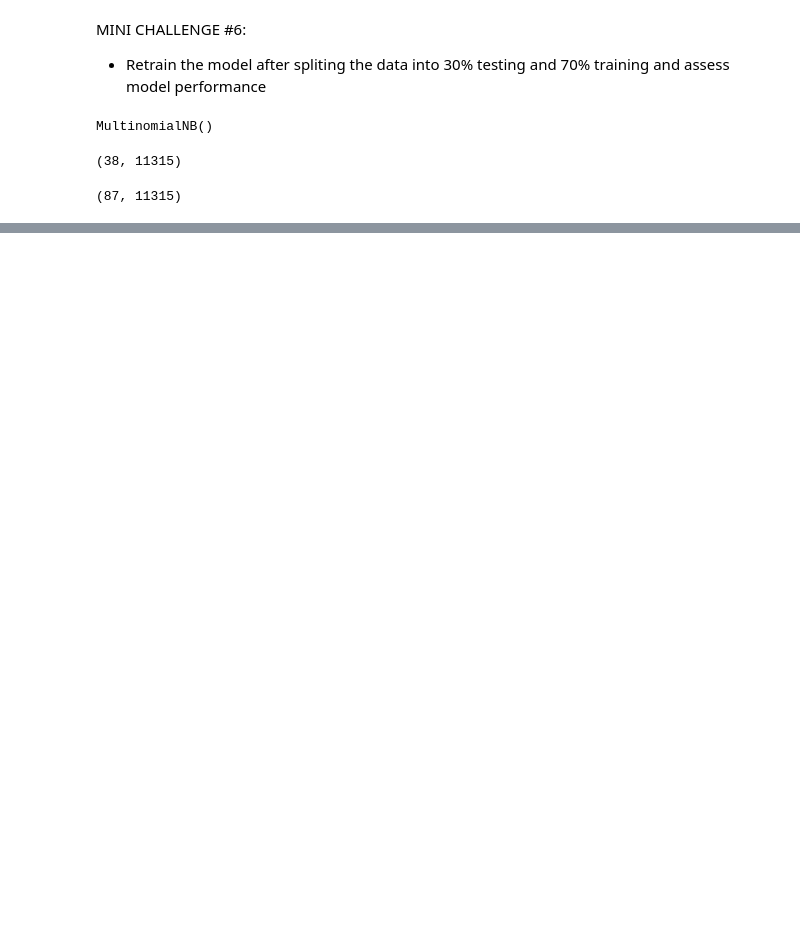
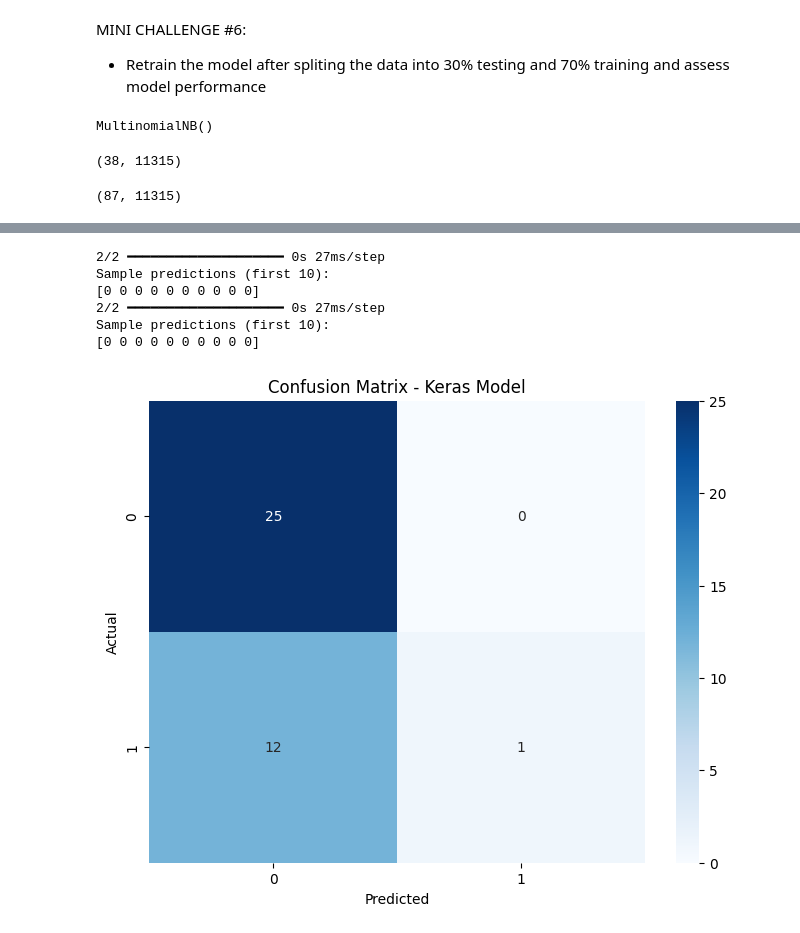
Before and after one commit to Likhith623/Resume-Selector, a Jupyter notebook: Resume Selector with Naive Bayes_AP23110010253.ipynb, the cells around one changed output, grey strips where cells are left out. Drawn from its saved outputs; the diff is of its cells as text; code cells hidden in the pictures; blank space fills up the shorter version.

```diff
--- a/Resume Selector with Naive Bayes_AP23110010253.ipynb
+++ b/Resume Selector with Naive Bayes_AP23110010253.ipynb
@@ -522,0 +699,25 @@ weighted avg       0.92      0.92      0.92        38
+# %%
+# Make predictions on test data
+y_pred_keras_proba = model.predict(X_test_dense)
+y_pred_keras = (y_pred_keras_proba > 0.5).astype(int).flatten()
+
+print("Sample predictions (first 10):")
+print(y_pred_keras[:10])
+# %% [output]
+2/2 ━━━━━━━━━━━━━━━━━━━━ 0s 27ms/step
+Sample predictions (first 10):
+[0 0 0 0 0 0 0 0 0 0]
+2/2 ━━━━━━━━━━━━━━━━━━━━ 0s 27ms/step
+Sample predictions (first 10):
+[0 0 0 0 0 0 0 0 0 0]
+# %%
+# Confusion Matrix for Keras Model
+cm_keras = confusion_matrix(y_test, y_pred_keras)
+plt.figure(figsize=(8, 6))
+sns.heatmap(cm_keras, annot=True, fmt='d', cmap='Blues')
+plt.title('Confusion Matrix - Keras Model')
+plt.ylabel('Actual')
+plt.xlabel('Predicted')
+plt.show()
+# %% [output]
+[figure, added]
```
Also changed, not shown: parts of 33 cells of this notebook, 1 other file.
